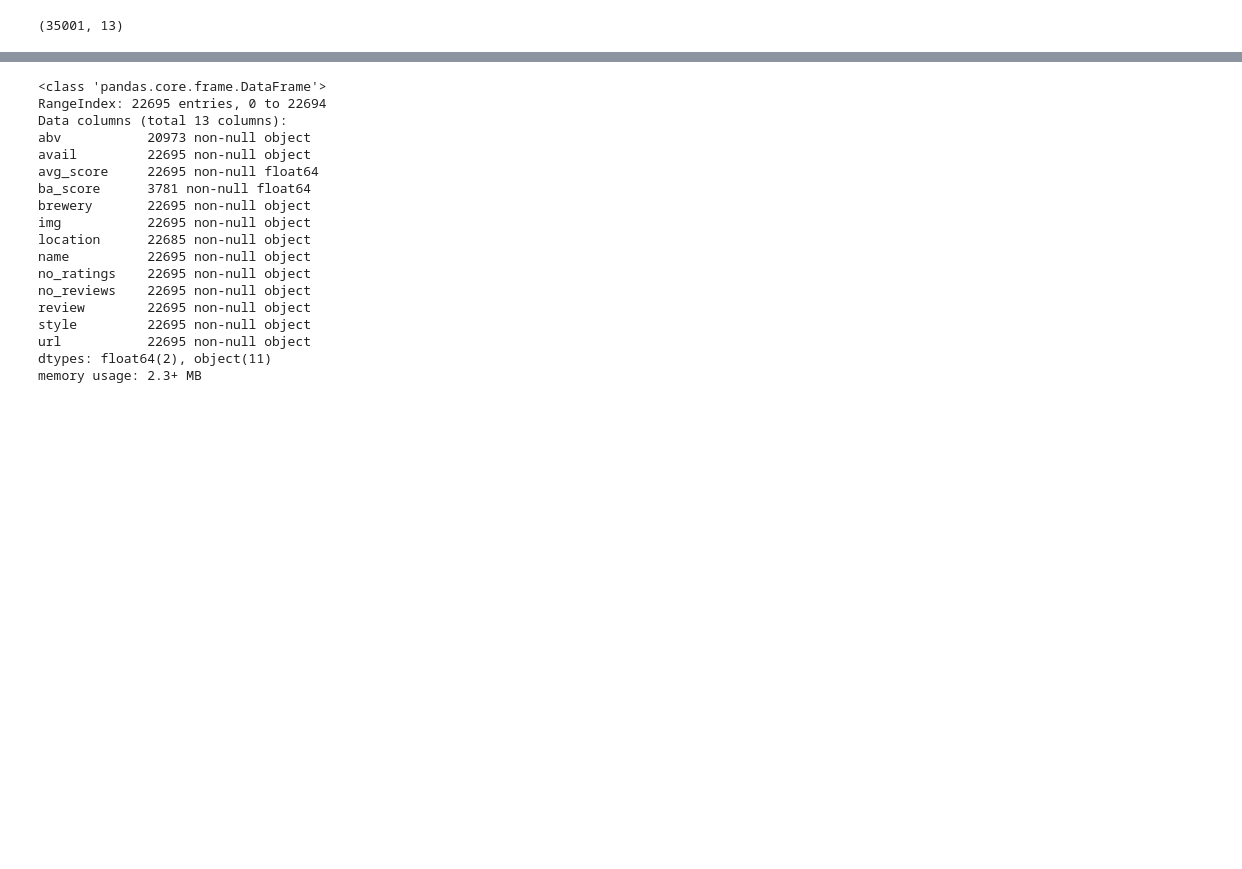
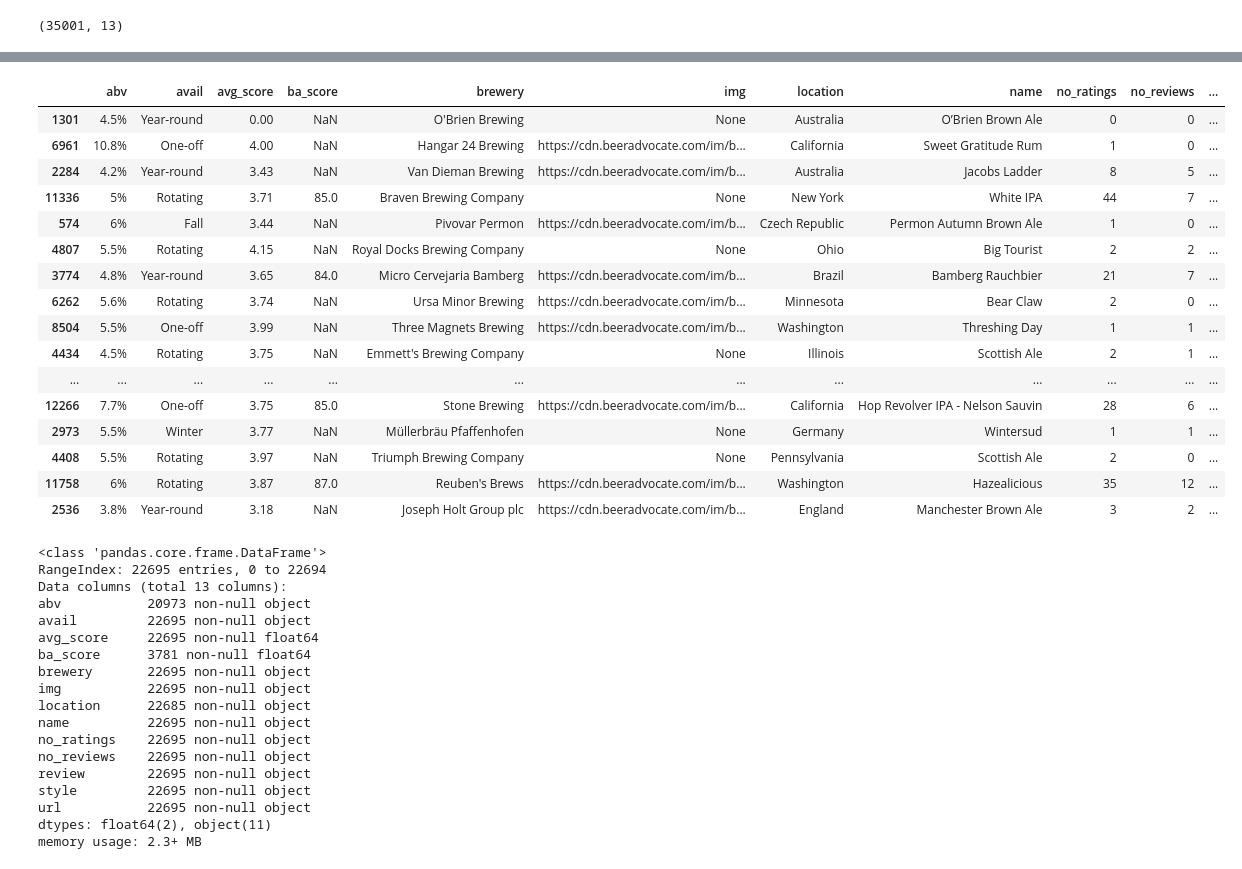
Before and after one commit to ssmithie/beer_recommender, a Jupyter notebook: EDA.ipynb, the cells around one changed output, grey strips where cells are left out. Drawn from its saved outputs; the diff is of its cells as text; code cells hidden in the pictures; blank space fills up the shorter version.

```diff
--- a/EDA.ipynb
+++ b/EDA.ipynb
@@ -95,3 +110,23 @@ df.tail()
+# %%
+df.sample(20)
+# %% [output]
+|  | abv | avail | avg_score | ba_score | brewery | img | location | name | no_ratings | no_reviews | ... |
+| 1301 | 4.5% | Year-round | 0.00 | NaN | O'Brien Brewing | None | Australia | O’Brien Brown Ale | 0 | 0 | ... |
+| 6961 | 10.8% | One-off | 4.00 | NaN | Hangar 24 Brewing | https://cdn.beeradvocate.com/im/b... | California | Sweet Gratitude Rum | 1 | 0 | ... |
+| 2284 | 4.2% | Year-round | 3.43 | NaN | Van Dieman Brewing | https://cdn.beeradvocate.com/im/b... | Australia | Jacobs Ladder | 8 | 5 | ... |
+| 11336 | 5% | Rotating | 3.71 | 85.0 | Braven Brewing Company | None | New York | White IPA | 44 | 7 | ... |
+| 574 | 6% | Fall | 3.44 | NaN | Pivovar Permon | https://cdn.beeradvocate.com/im/b... | Czech Republic | Permon Autumn Brown Ale | 1 | 0 | ... |
+| 4807 | 5.5% | Rotating | 4.15 | NaN | Royal Docks Brewing Company | None | Ohio | Big Tourist | 2 | 2 | ... |
+| 3774 | 4.8% | Year-round | 3.65 | 84.0 | Micro Cervejaria Bamberg | https://cdn.beeradvocate.com/im/b... | Brazil | Bamberg Rauchbier | 21 | 7 | ... |
+| 6262 | 5.6% | Rotating | 3.74 | NaN | Ursa Minor Brewing | https://cdn.beeradvocate.com/im/b... | Minnesota | Bear Claw | 2 | 0 | ... |
+| 8504 | 5.5% | One-off | 3.99 | NaN | Three Magnets Brewing | https://cdn.beeradvocate.com/im/b... | Washington | Threshing Day | 1 | 1 | ... |
+| 4434 | 4.5% | Rotating | 3.75 | NaN | Emmett's Brewing Company | None | Illinois | Scottish Ale | 2 | 1 | ... |
+| ... | ... | ... | ... | ... | ... | ... | ... | ... | ... | ... | ... |
+| 12266 | 7.7% | One-off | 3.75 | 85.0 | Stone Brewing | https://cdn.beeradvocate.com/im/b... | California | Hop Revolver IPA - Nelson Sauvin | 28 | 6 | ... |
+| 2973 | 5.5% | Winter | 3.77 | NaN | Müllerbräu Pfaffenhofen | None | Germany | Wintersud | 1 | 1 | ... |
+| 4408 | 5.5% | Rotating | 3.97 | NaN | Triumph Brewing Company | None | Pennsylvania | Scottish Ale | 2 | 0 | ... |
+| 11758 | 6% | Rotating | 3.87 | 87.0 | Reuben's Brews | https://cdn.beeradvocate.com/im/b... | Washington | Hazealicious | 35 | 12 | ... |
+| 2536 | 3.8% | Year-round | 3.18 | NaN | Joseph Holt Group plc | https://cdn.beeradvocate.com/im/b... | England | Manchester Brown Ale | 3 | 2 | ... |
 # %%
 df.info()
 # %% [output]
```
Also changed, not shown: parts of 15 cells of this notebook, 14 other files.
